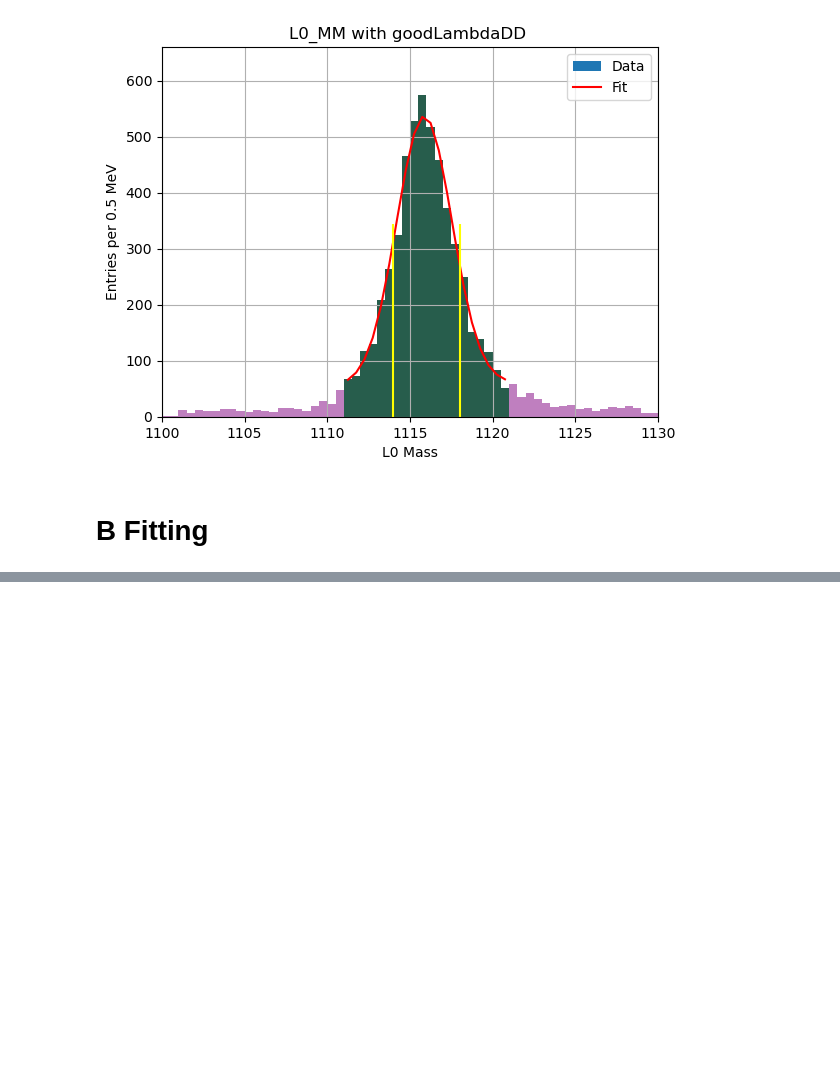
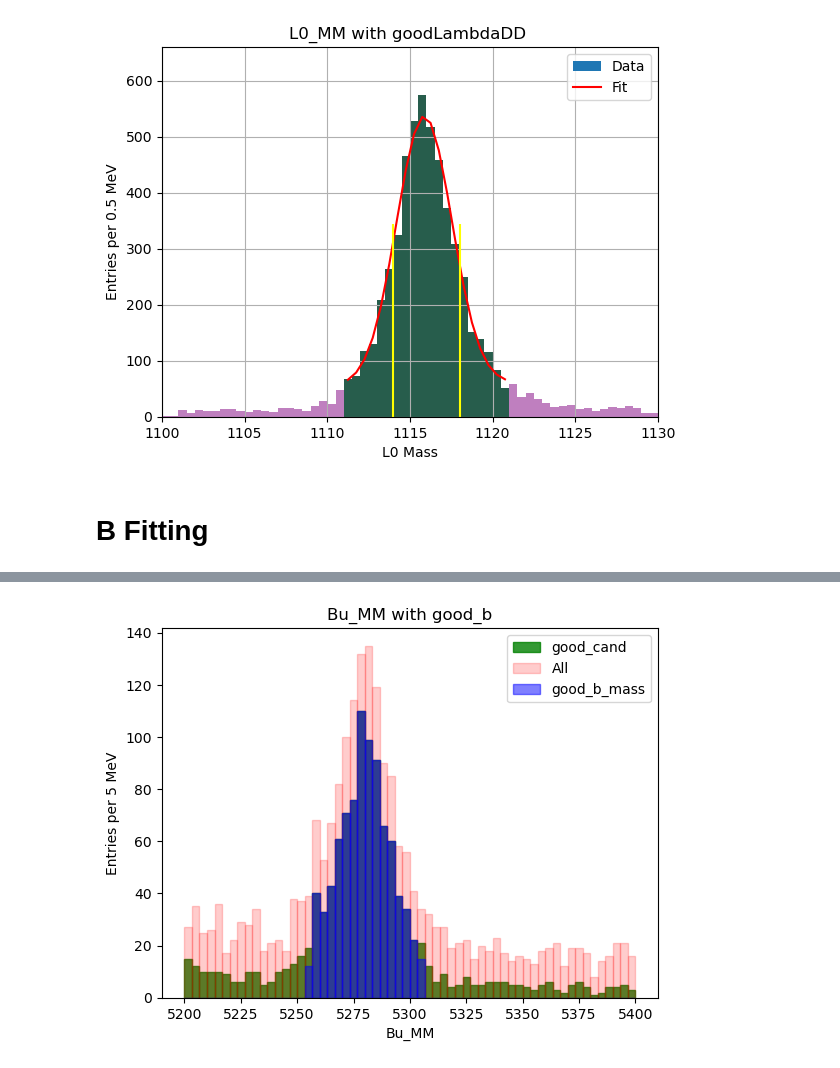
Before and after one commit to LHCb-Cincinnati/bphysics, a Jupyter notebook: KpKp_fitting.ipynb, the cells around one changed output, grey strips where cells are left out. Saved outputs shown, nothing was run; the diff lists cells and outputs as text; code cells hidden in the pictures; blank space fills up the shorter version.

```diff
--- a/KpKp_fitting.ipynb
+++ b/KpKp_fitting.ipynb
@@ -712,0 +728,21 @@ plt.show()
+# %%
+
+good_b = good_Lambda & (prodProbKK > 0.4) & (p_ProbNNp > 0.5)  & B_region
+good_cand = good_Lambda & (prodProbKK > 0.4) & (p_ProbNNp > 0.5)
+better_b = good_b & (Bu_IPCHI2_OWNPV < 5)
+# add mass cut that Bu_MM is between 5200 and 5400
+good_b_mass = Bu_MM[good_b]
+# %%
+# Now lets plot the Bu_Mass for good_b
+
+plt.figure()
+plt.hist(Bu_MM[good_cand], bins=60, range=(5200, 5400), facecolor='g', edgecolor='g', alpha=0.8, label='good_cand')
+plt.hist(Bu_MM, bins=60, range=(5200, 5400), facecolor='r', edgecolor='r', alpha=0.2, label='All')
+plt.hist(good_b_mass, bins=60, range=(5200, 5400), facecolor='b', edgecolor='b', alpha=0.5, label='good_b_mass')
+plt.xlabel('Bu_MM')
+plt.ylabel('Entries per 5 MeV')
+plt.title('Bu_MM with good_b')
+plt.legend()
+plt.show()
+# %% [output]
+[figure, added]
```
Also changed, not shown: parts of 51 cells of this notebook, 1 other file.
